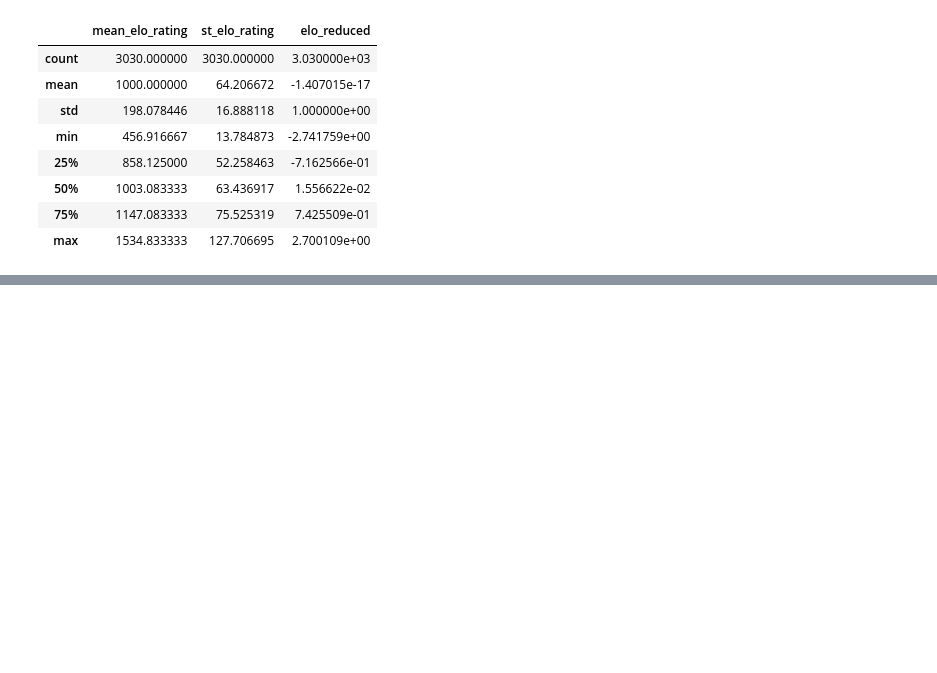
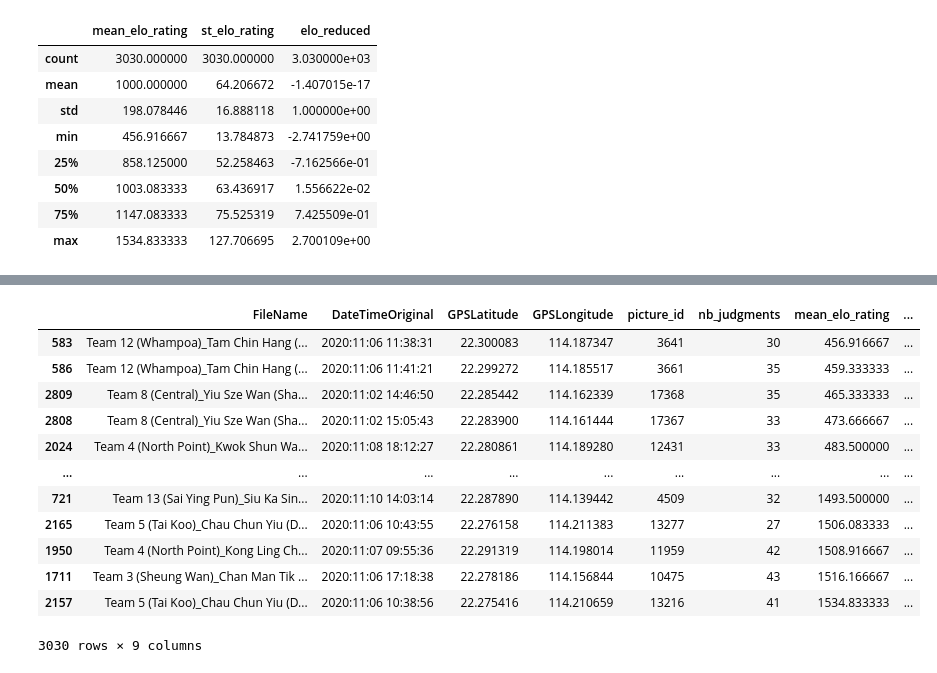
Before and after one commit to kenchanLOL/urban_walkability, a Jupyter notebook: preprocessing.ipynb, the cells around one changed output, grey strips where cells are left out. Saved outputs shown, nothing was run; the diff lists cells and outputs as text; code cells hidden in the pictures; blank space fills up the shorter version.

```diff
--- a/preprocessing.ipynb
+++ b/preprocessing.ipynb
@@ -156,0 +99,8 @@ See the caveats in the documentation: https://pandas.pydata.org/pandas-docs/stab
+# %%
+trainDF=pandas.read_csv("tables/trainDF.csv")
+train=trainDF["FileName"]
+testDF=pandas.read_csv("tables/testDF.csv")
+test=testDF["FileName"]
+valDF=pandas.read_csv("tables/valDF.csv")
+val=valDF["FileName"]
+total=pandas.read_csv(os.path.join(os.getcwd() ,  "tables/info_images.txt") , sep="\t")
@@ -168,0 +181,17 @@ total.describe()[["mean_elo_rating","st_elo_rating","elo_reduced"]]
+# %%
+selected = total.sort_values(by = "elo_reduced" ,  ascending = True)
+selected
+# %% [output]
+|  | FileName | DateTimeOriginal | GPSLatitude | GPSLongitude | picture_id | nb_judgments | mean_elo_rating | ... |
+| 583 | Team 12 (Whampoa)_Tam Chin Hang (... | 2020:11:06 11:38:31 | 22.300083 | 114.187347 | 3641 | 30 | 456.916667 | ... |
+| 586 | Team 12 (Whampoa)_Tam Chin Hang (... | 2020:11:06 11:41:21 | 22.299272 | 114.185517 | 3661 | 35 | 459.333333 | ... |
+| 2809 | Team 8 (Central)_Yiu Sze Wan (Sha... | 2020:11:02 14:46:50 | 22.285442 | 114.162339 | 17368 | 35 | 465.333333 | ... |
+| 2808 | Team 8 (Central)_Yiu Sze Wan (Sha... | 2020:11:02 15:05:43 | 22.283900 | 114.161444 | 17367 | 33 | 473.666667 | ... |
+| 2024 | Team 4 (North Point)_Kwok Shun Wa... | 2020:11:08 18:12:27 | 22.280861 | 114.189280 | 12431 | 33 | 483.500000 | ... |
+| ... | ... | ... | ... | ... | ... | ... | ... | ... |
+| 721 | Team 13 (Sai Ying Pun)_Siu Ka Sin... | 2020:11:10 14:03:14 | 22.287890 | 114.139442 | 4509 | 32 | 1493.500000 | ... |
+| 2165 | Team 5 (Tai Koo)_Chau Chun Yiu (D... | 2020:11:06 10:43:55 | 22.276158 | 114.211383 | 13277 | 27 | 1506.083333 | ... |
+| 1950 | Team 4 (North Point)_Kong Ling Ch... | 2020:11:07 09:55:36 | 22.291319 | 114.198014 | 11959 | 42 | 1508.916667 | ... |
+| 1711 | Team 3 (Sheung Wan)_Chan Man Tik ... | 2020:11:06 17:18:38 | 22.278186 | 114.156844 | 10475 | 43 | 1516.166667 | ... |
+| 2157 | Team 5 (Tai Koo)_Chau Chun Yiu (D... | 2020:11:06 10:38:56 | 22.275416 | 114.210659 | 13216 | 41 | 1534.833333 | ... |
+3030 rows × 9 columns
```
Also changed, not shown: parts of 21 cells of this notebook.
